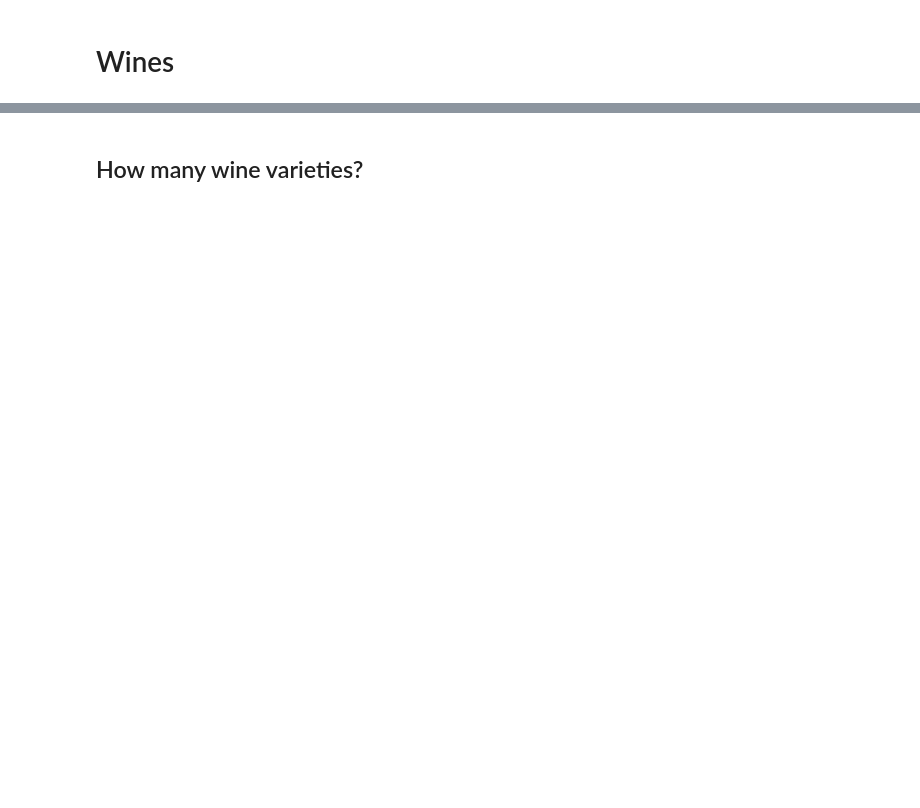
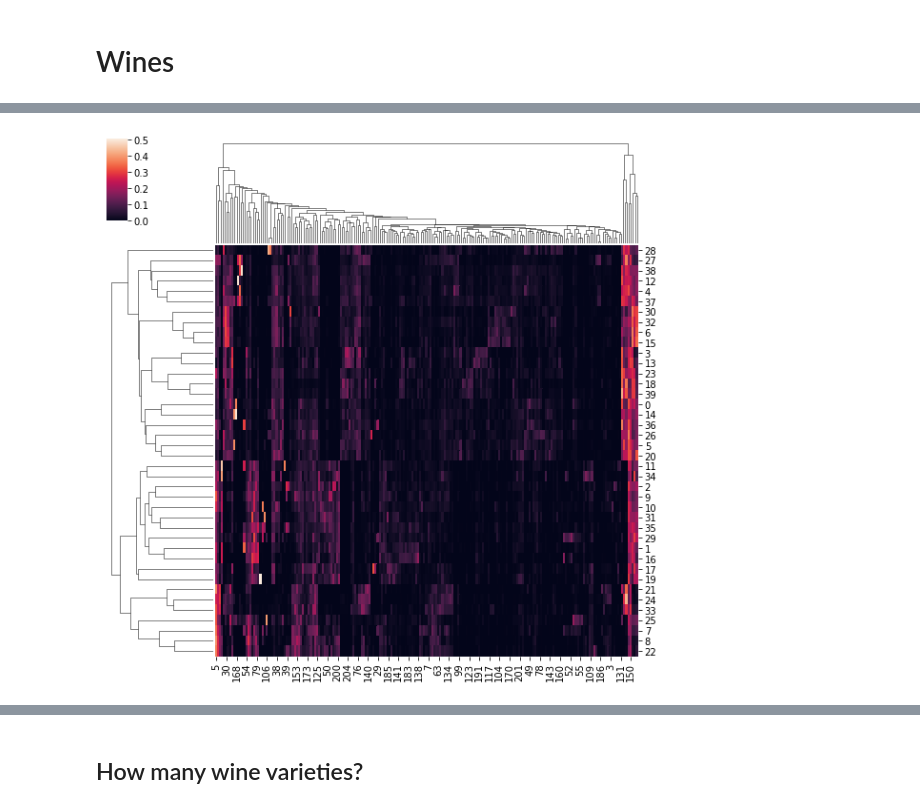
Before and after one commit to josarago/Insight, a Jupyter notebook: wines.ipynb, the cells around one changed output, grey strips where cells are left out. Cells and saved outputs as stored; diff of their text form; code cells hidden in the pictures; blank space fills up the shorter version.

```diff
--- a/wines.ipynb
+++ b/wines.ipynb
@@ -46,0 +64,4 @@ wines = pd.read_csv("winemag-data-130k-v2.csv", index_col=0)
+# %%
+# We split the remaining data between training and test sets
+train_frac = 0.66
+train_df, test_df = wl.split_df(sub_df,train_frac)
@@ -46,0 +145,6 @@ wines = pd.read_csv("winemag-data-130k-v2.csv", index_col=0)
+# %%
+def wine_str(this_wine):
+    returned_list =  [this_wine.title]
+    returned_list.append("Variety: {}  / Region: {} ".format(this_wine.variety,this_wine.region_1))
+    returned_list.append(this_wine.description)
+    return returned_list
@@ -46,0 +353,4 @@ wines = pd.read_csv("winemag-data-130k-v2.csv", index_col=0)
+# %%
+for n in range(0,30):
+    if n%3==0:
+        print(n)
@@ -46,0 +371,19 @@ wines = pd.read_csv("winemag-data-130k-v2.csv", index_col=0)
+# %%
+
+# tfidf = TfidfVectorizer(
+#         analyzer='word',
+#         tokenizer=lambda x : x,
+#         preprocessor=lambda x : x,
+#         token_pattern=None)
+#         tfidf.fit(list(self.get_docs().values()))
+#         return tfidf
+
+tfidf = TfidfVectorizer(
+            analyzer='word',
+            tokenizer=wl.tokenizer,
+            max_features=1000,
+            min_df=10,
+        )
+
+train_list = list(tfidf_dict['train'].values())
+features = tfidf.fit_transform(train_list).toarray()
@@ -46,0 +519,14 @@ wines = pd.read_csv("winemag-data-130k-v2.csv", index_col=0)
+# %%
+top_words = set()
+for n in range(0,features.shape[0]-1):
+    top_words.update(np.argsort(features[n,:])[-30:])
+top_words = list(top_words)
+
+# summary_df = pd.DataFrame(data=features[:,top_words],index=labels,)    # 1st column as index
+#              columns=vocab_list[list(top_words)])
+
+# ax = sns.heatmap(summary_df)
+
+ax = sns.clustermap(features[:,top_words])
+# %% [output]
+[figure, added]
```
Also changed, not shown: parts of 120 cells of this notebook, 8 other files.
